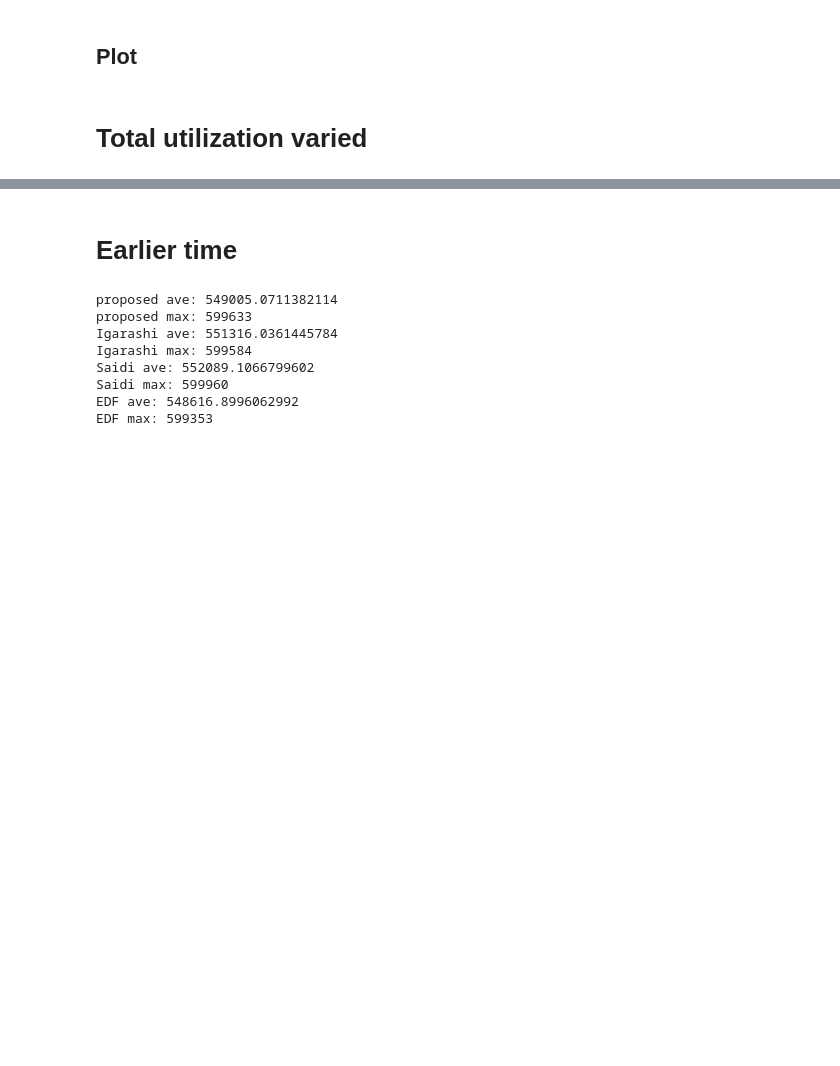
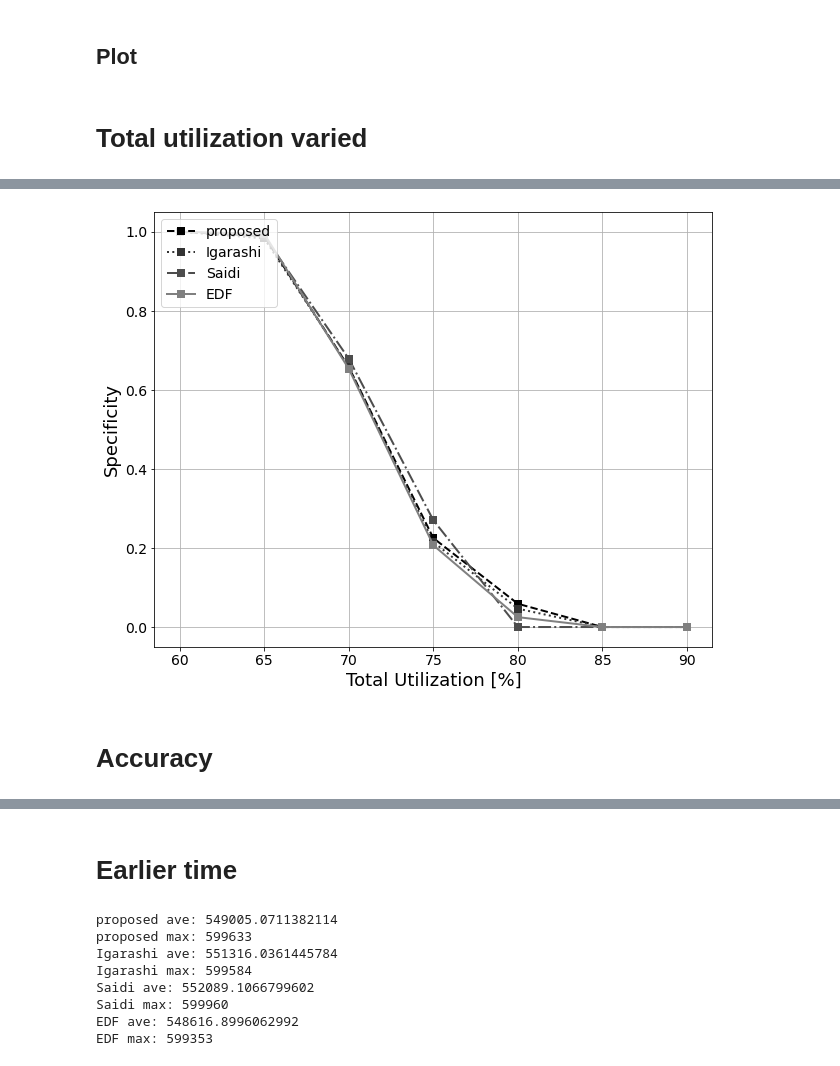
Before and after one commit to atsushi421/DED_simulator, a Jupyter notebook: analyze_results.ipynb, the cells around one changed output, grey strips where cells are left out. Drawn from its saved outputs; the diff is of its cells as text; code cells hidden in the pictures; blank space fills up the shorter version.

```diff
--- a/analyze_results.ipynb
+++ b/analyze_results.ipynb
@@ -121,0 +180,13 @@ for log_path in log_paths:
+# %%
+specificity_df = pd.DataFrame(index=METHOD_NAMES,
+                         columns=UTILIZATION_VALUES)
+
+for method in METHOD_NAMES:
+    specificity_df.loc[method] = utilization_df_dict[method].loc['TN'] / (utilization_df_dict[method].loc['TN'] + utilization_df_dict[method].loc['FP'])
+# %%
+specificity_df = specificity_df.T
+line_plot(specificity_df, 'Total Utilization [%]', 'Specificity', 'line_plot_specificity.pdf')
+# %% [output]
+[figure, added]
+# %% [markdown]
+# Accuracy
```
Also changed, not shown: parts of 16 cells of this notebook.
